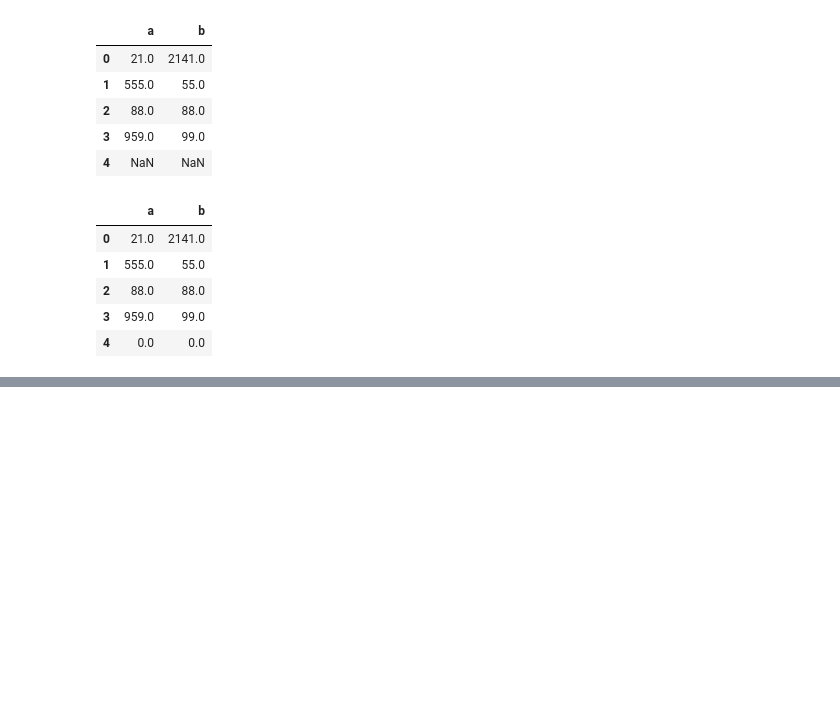
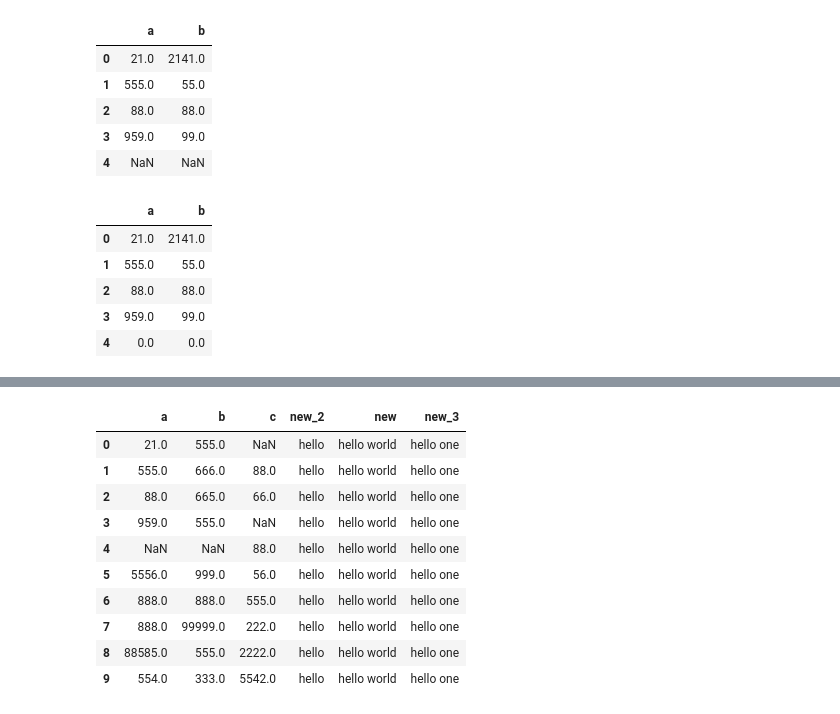
Before and after one commit to mdsamim1992hatia-cell/BMI-CAL, a Jupyter notebook: Untitled77.ipynb, the cells around one changed output, grey strips where cells are left out. Saved outputs shown, nothing was run; the diff lists cells and outputs as text; code cells hidden in the pictures; blank space fills up the shorter version.

```diff
--- a/Untitled77.ipynb
+++ b/Untitled77.ipynb
@@ -251,0 +255,8 @@ df_zero
+# %%
+dat={
+    "a":[21,555,88,959,np.nan,5556,888,888,88585,554],
+    "b":[555,666,665,555,np.nan,999,888,99999,555,333],
+    "c":[np.nan,88,66,np.nan,88,56,555,222,2222,5542]
+}
+df=pd.DataFrame(dat)
+df
@@ -251,0 +346,3 @@ df_zero
+# %%
+df['new_2']='hello'
+df
@@ -251,0 +361,3 @@ df_zero
+# %%
+df['new']='hello world'
+df
@@ -251,0 +376,15 @@ df_zero
+# %%
+df['new_3']='hello one'
+df
+# %% [output]
+|  | a | b | c | new_2 | new | new_3 |
+| 0 | 21.0 | 555.0 | NaN | hello | hello world | hello one |
+| 1 | 555.0 | 666.0 | 88.0 | hello | hello world | hello one |
+| 2 | 88.0 | 665.0 | 66.0 | hello | hello world | hello one |
+| 3 | 959.0 | 555.0 | NaN | hello | hello world | hello one |
+| 4 | NaN | NaN | 88.0 | hello | hello world | hello one |
+| 5 | 5556.0 | 999.0 | 56.0 | hello | hello world | hello one |
+| 6 | 888.0 | 888.0 | 555.0 | hello | hello world | hello one |
+| 7 | 888.0 | 99999.0 | 222.0 | hello | hello world | hello one |
+| 8 | 88585.0 | 555.0 | 2222.0 | hello | hello world | hello one |
+| 9 | 554.0 | 333.0 | 5542.0 | hello | hello world | hello one |
```
Also changed, not shown: parts of 18 cells of this notebook.
